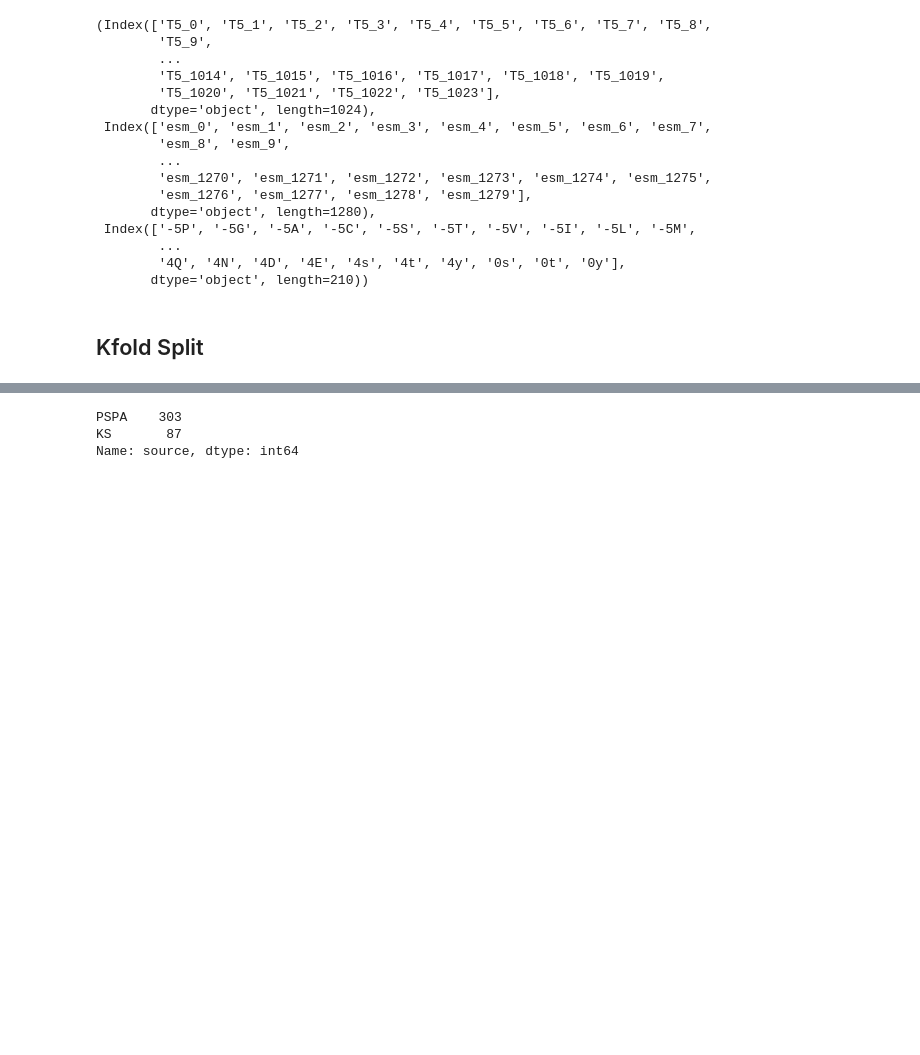
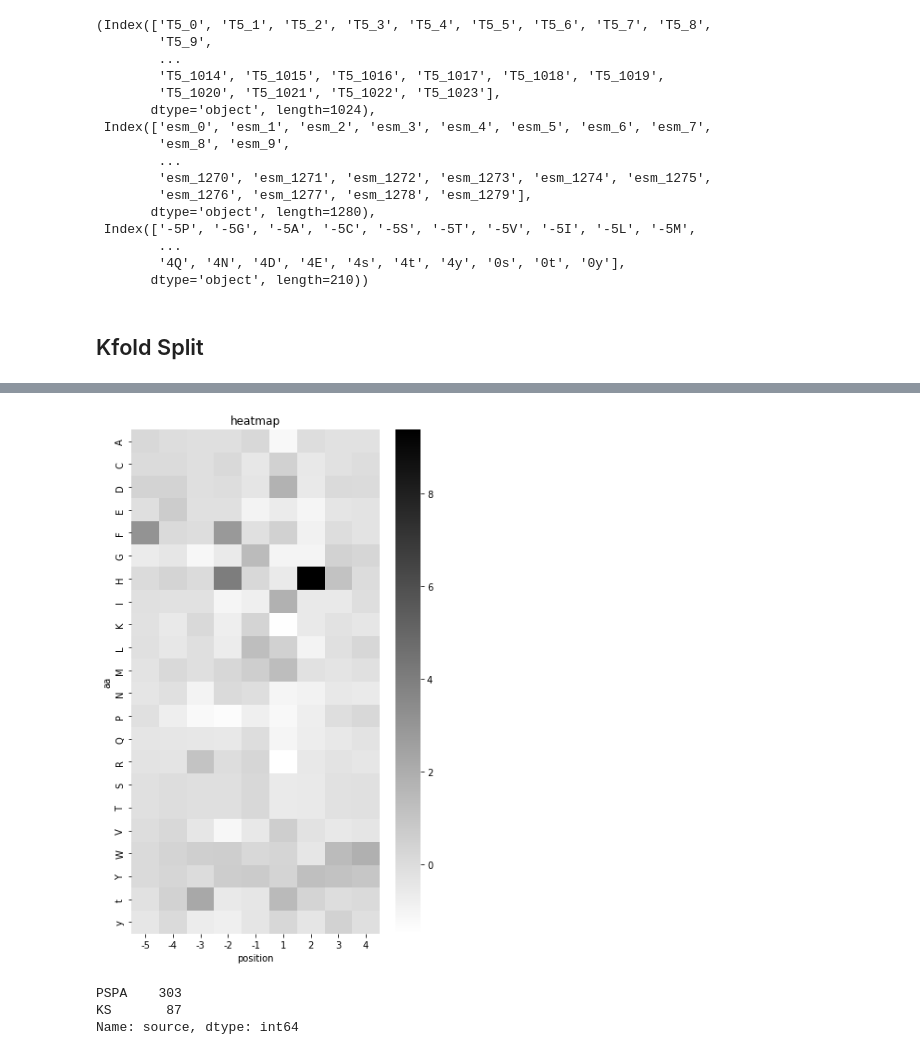
Before and after one commit to sky1ove/katlas, a Jupyter notebook: nbs/paper_09b_ML_training.ipynb, the cells around one changed output, grey strips where cells are left out. Saved outputs shown, nothing was run; the diff lists cells and outputs as text; code cells hidden in the pictures; blank space fills up the shorter version.

```diff
--- a/nbs/paper_09b_ML_training.ipynb
+++ b/nbs/paper_09b_ML_training.ipynb
@@ -70,0 +84,4 @@ info = source.merge(info,how='left')
+# %%
+map2 = map2.set_index('kinase')
+# %%
+target = map2.loc[:,~map2.columns.str.contains('T5_')]
@@ -71,3 +100,11 @@ info = source.merge(info,how='left')
+# %%
+t = get_one_kinase(target,'MEK1').T
+# %%
+t = t.drop(columns=0)
+# %%
+plot_heatmap(t)
+# %% [output]
+[figure, added]
 # %%
 info.source.value_counts()
 # %% [output]
```
Also changed, not shown: parts of 4 cells of this notebook, 15 other files.
